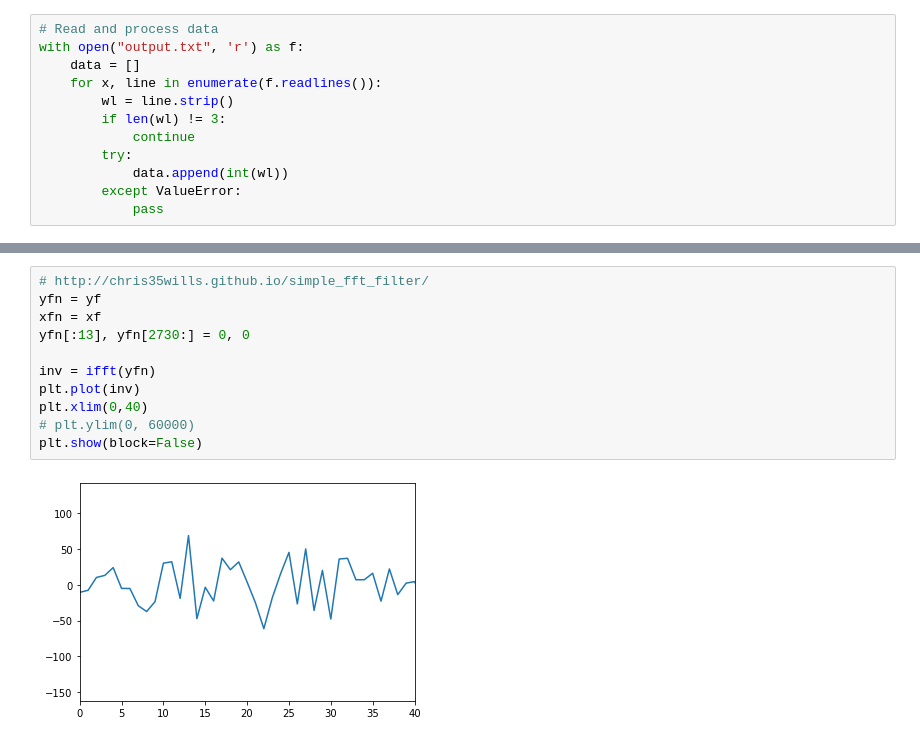
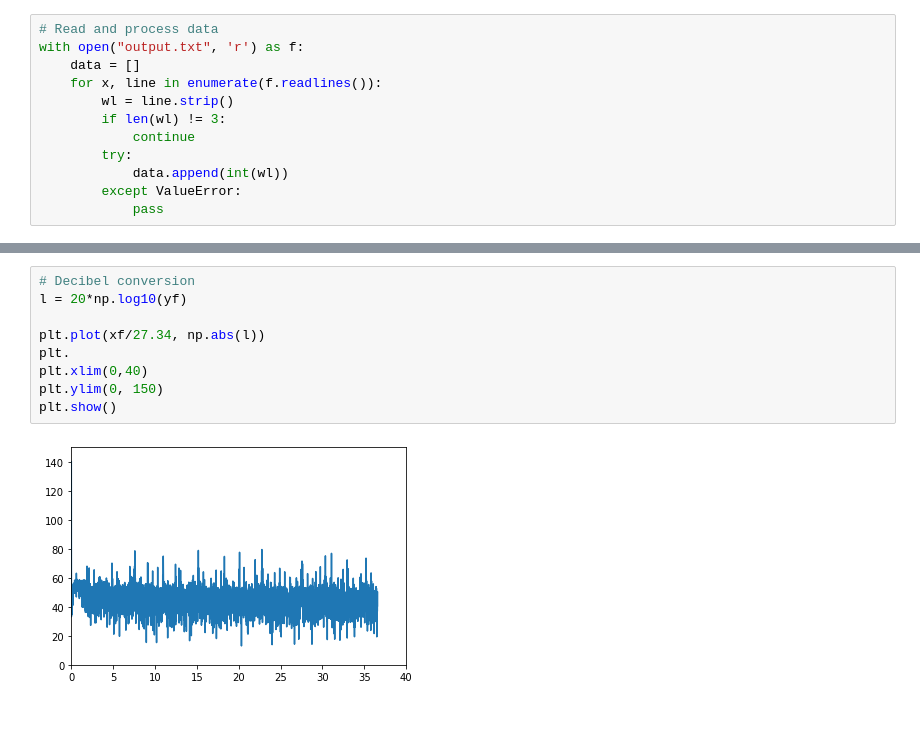
Before and after one commit to jackc7/radar, a Jupyter notebook: notebook.ipynb, the cells around one changed output, grey strips where cells are left out. Drawn from its saved outputs; the diff is of its cells as text.

```diff
--- a/notebook.ipynb
+++ b/notebook.ipynb
@@ -58,13 +60,11 @@ plt.show()
-# %%
-# http://chris35wills.github.io/simple_fft_filter/
-yfn = yf
-xfn = xf
-yfn[:13], yfn[2730:] = 0, 0
-
-inv = ifft(yfn)
-plt.plot(inv)
-plt.xlim(0,40)
-# plt.ylim(0, 60000)
-plt.show(block=False)
-# %% [output]
-[figure, removed]
+# %%
+# Decibel conversion
+l = 20*np.log10(yf)
+
+plt.plot(xf/27.34, np.abs(l))
+plt.
+plt.xlim(0,40)
+plt.ylim(0, 150)
+plt.show()
+# %% [output]
+[figure, added]
```
Also changed, not shown: parts of 2 cells of this notebook, 3 other files.
